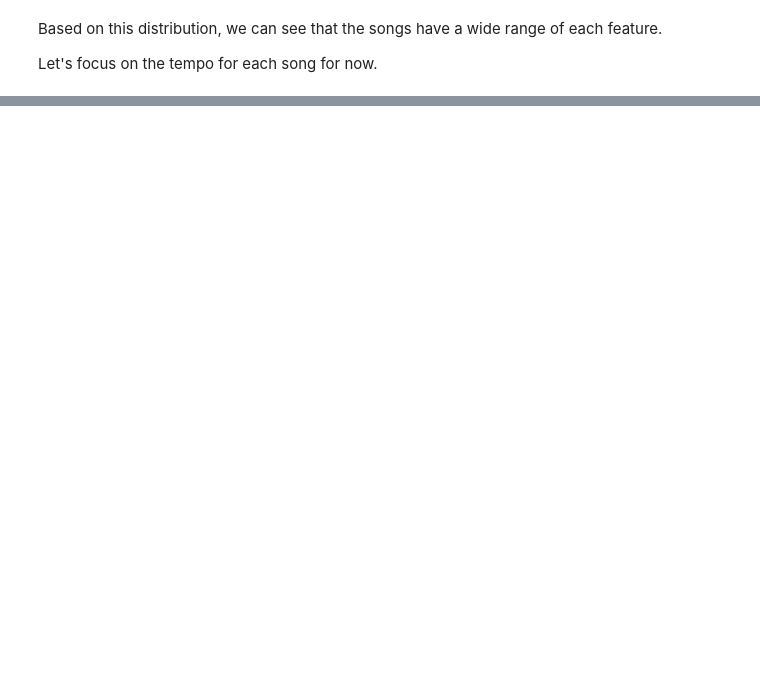
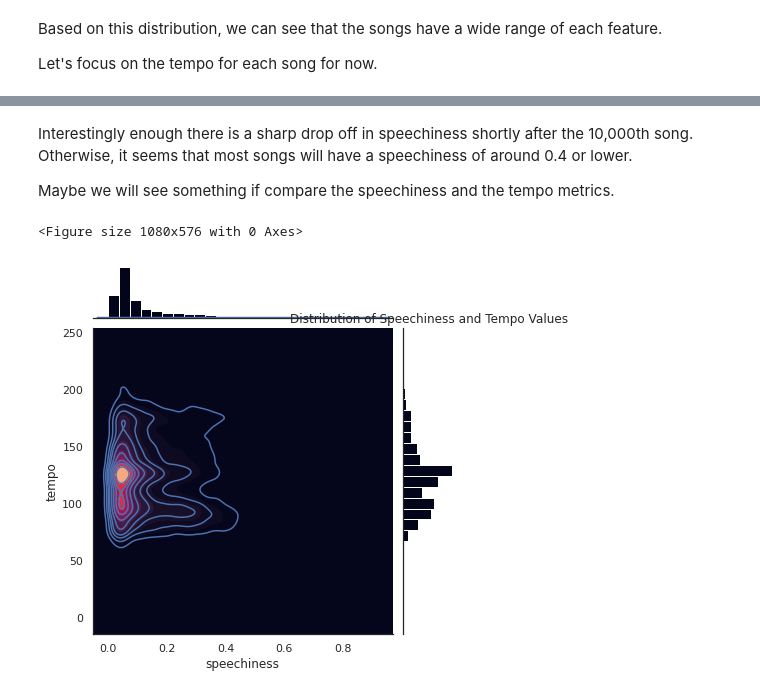
Before and after one commit to RaymondNg0054/cs105_finalproject, a Jupyter notebook: cs105_finalproject.ipynb, the cells around one changed output, grey strips where cells are left out. Drawn from its saved outputs; the diff is of its cells as text; code cells hidden in the pictures; blank space fills up the shorter version.

```diff
--- a/cs105_finalproject.ipynb
+++ b/cs105_finalproject.ipynb
@@ -60,0 +77,25 @@ We can see that the vast majority of songs will have a tempo of 100 - 150 BPM. T
+# %% [markdown]
+Interestingly enough there is a sharp drop off in speechiness shortly after the 10,000th song. Otherwise, it seems that most songs will have a speechiness of around 0.4 or lower.
+
+Maybe we will see something if compare the speechiness and the tempo metrics.
+# %%
+# Create the Smooth Kernel Density plot with marginal histograms
+plt.figure(figsize=(15, 8))
+
+sns.set_theme(style="white")
+g = sns.jointplot(x='speechiness', y='tempo', data=df, kind='kde')
+g.fig.set_facecolor('white')
+
+# Add a title
+plt.title('Distribution of Speechiness and Tempo Values')
+g.plot_joint(sns.kdeplot,
+             fill=True,
+             shade=True,
+             thresh=0, cmap="rocket")
+g.plot_marginals(sns.histplot, color="#03051A", alpha=1, bins=25)
+
+# Show the plot
+plt.show()
+# %% [output]
+<Figure size 1080x576 with 0 Axes>
+[figure, added]
```
Also changed, not shown: parts of 3 cells of this notebook.
